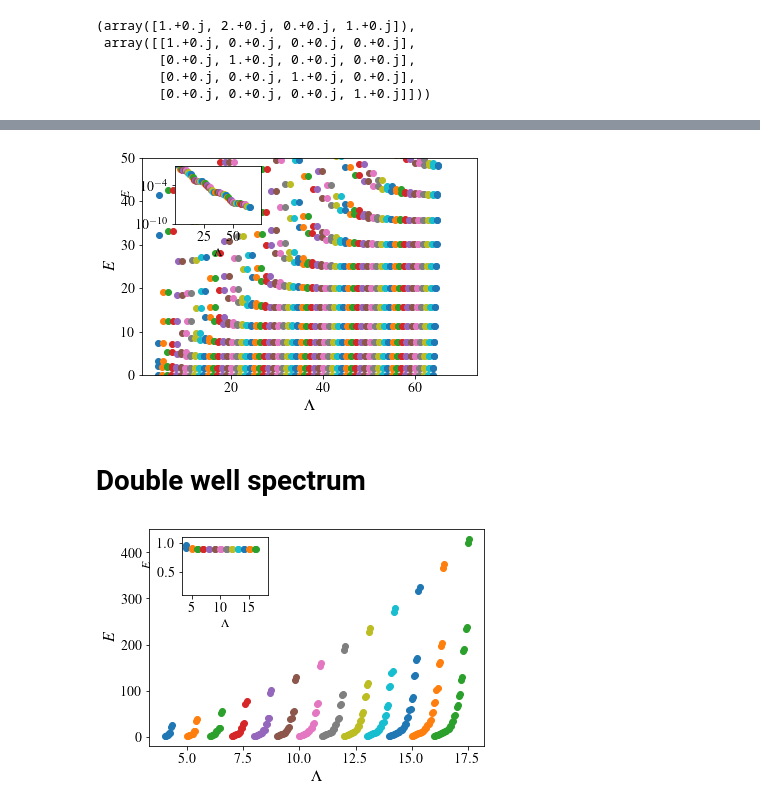
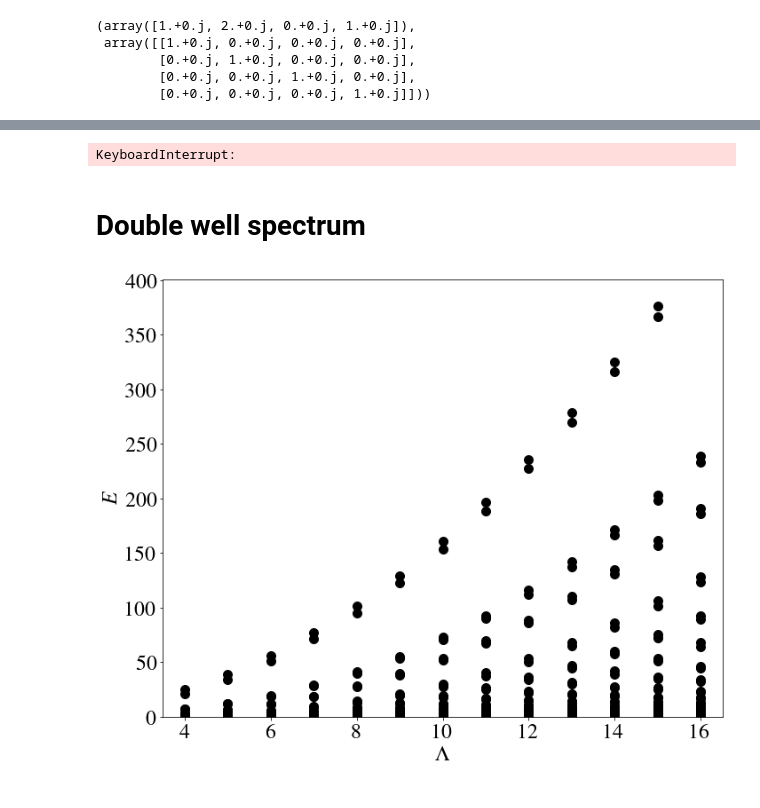
Before and after one commit to chrisculver/SUSY_QuantumComputing, a Jupyter notebook: tutorials/SpectraVSCutoff.ipynb, the cells around one changed output, grey strips where cells are left out. Drawn from its saved outputs; the diff is of its cells as text; code cells hidden in the pictures.

```diff
--- a/tutorials/SpectraVSCutoff.ipynb
+++ b/tutorials/SpectraVSCutoff.ipynb
@@ -162,7 +159,7 @@ fig.savefig('PLOTS/HO_spectra.pdf',bbox_inches='tight')
 #plt.show()
 #plt.savefig('PLOTS/.pdf')
 # %%
-AHOcuts = [n for n in range(2**2,2**6+1)]
+AHOcuts = [n for n in range(2**2,2**4+1)]
 AHOqubitEigs = []
 AHOhamEigs = []
 
@@ -176,3 +173,5 @@ for n in AHOcuts:
     eigSys = np.linalg.eig(np.array(ham.hamMatrix,dtype=float))
     eigVals = [en.real for en in eigSys[0]]
     AHOhamEigs.append(np.sort(eigVals))
+# %% [output]
+KeyboardInterrupt:
@@ -179,27 +206,25 @@ for n in AHOcuts:
 # %%
-x,y=plot_data(AHOhamEigs)
-fig, ax1 = plt.subplots()
+#x,y=plot_data(AHOhamEigs)
+#fig, ax1 = plt.subplots()#
 
 # These are in unitless percentages of the figure size. (0,0 is bottom left)
-left, bottom, width, height = [0.2, 0.65, 0.2, 0.2]
-ax2 = fig.add_axes([left, bottom, width, height])
+#left, bottom, width, height = [0.2, 0.65, 0.2, 0.2]
+#ax2 = fig.add_axes([left, bottom, width, height])
 
-for ax in [ax1,ax2]:
-    for i in range(len(AHOhamEigs)):
-        ax.scatter(x[i],y[i])
+#for ax in [ax1,ax2]:
+#    for i in range(len(AHOhamEigs)):
+#        ax.scatter(x[i],y[i])
 
-ax2.set_ylim([1e-10,1e-1])
-ax2.set_xlabel('$\\Lambda$',fontsize=12)
-ax2.set_ylabel('$E$',fontsize=12)
-ax2.set_yscale('log')
+#ax2.set_ylim([1e-10,1e-1])
+#ax2.set_xlabel('$\\Lambda$',fontsize=12)
+#ax2.set_ylabel('$E$',fontsize=12)
+#ax2.set_yscale('log')
 
-ax1.set_ylim([0,50])
-ax1.set_xlabel('$\\Lambda$')
-ax1.set_ylabel('$E$')
+#ax1.set_ylim([0,50])
+#ax1.set_xlabel('$\\Lambda$')
+#ax1.set_ylabel('$E$')
 
-fig.savefig('PLOTS/AHO_spectra.pdf',bbox_inches='tight')
+#fig.savefig('PLOTS/AHO_spectra.pdf',bbox_inches='tight')
-# %% [output]
-[figure, removed]
 # %% [markdown]
 # Double well spectrum
 # %%
@@ -221,25 +246,39 @@ for n in DWcuts:
     eigVals = [en.real for en in eigSys[0]]
     DWhamEigs.append(np.sort(eigVals))
 # %%
-x,y=plot_data(DWhamEigs)
-fig, ax1 = plt.subplots()
+#x,y=plot_data(DWhamEigs)
+#fig, ax1 = plt.subplots()
 
 # These are in unitless percentages of the figure size. (0,0 is bottom left)
-left, bottom, width, height = [0.2, 0.65, 0.2, 0.2]
-ax2 = fig.add_axes([left, bottom, width, height])
+#left, bottom, width, height = [0.2, 0.65, 0.2, 0.2]
+#ax2 = fig.add_axes([left, bottom, width, height])
 
-for ax in [ax1,ax2]:
-    for i in range(len(DWhamEigs)):
-        ax.scatter(x[i],y[i])
+#for ax in [ax1,ax2]:
+#    for i in range(len(DWhamEigs)):
+#        ax.scatter(x[i],y[i])
 
-ax2.set_ylim([1e-1,1.1])
-ax2.set_xlabel('$\\Lambda$',fontsize=12)
-ax2.set_ylabel('$E$',fontsize=12)
+#ax2.set_ylim([1e-1,1.1])
+#ax2.set_xlabel('$\\Lambda$',fontsize=12)
+#ax2.set_ylabel('$E$',fontsize=12)
 
 
-ax1.set_xlabel('$\\Lambda$')
-ax1.set_ylabel('$E$')
+#ax1.set_xlabel('$\\Lambda$')
+#ax1.set_ylabel('$E$')
 
-fig.savefig('PLOTS/DW_spectra.pdf',bbox_inches='tight')
+#fig.savefig('PLOTS/DW_spectra.pdf',bbox_inches='tight')
-# %% [output]
-[figure, removed]
+# %%
+x, y = plot_data(DWhamEigs)
+
+for i in range(len(x)):
+    plt.scatter(x[i],y[i], c='black')
+
+
+plt.xlabel('$\\Lambda$')
+plt.ylabel('$E$')
+
+plt.xlim(3.5,16.5)
+plt.ylim(-0.1,400.1)
+
+plt.savefig('PLOTS/DW_spectra.pdf',bbox_inches='tight')
+# %% [output]
+[figure, added]
```
Also changed, not shown: parts of 10 cells of this notebook, 7 other files.
